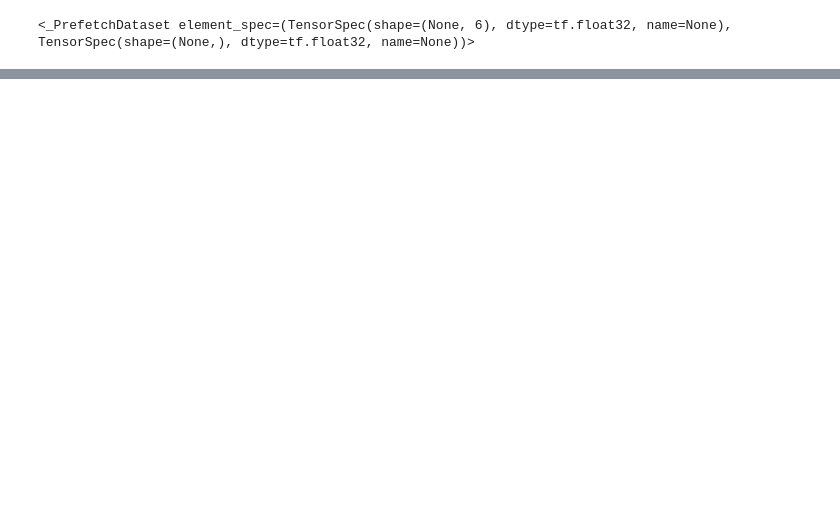
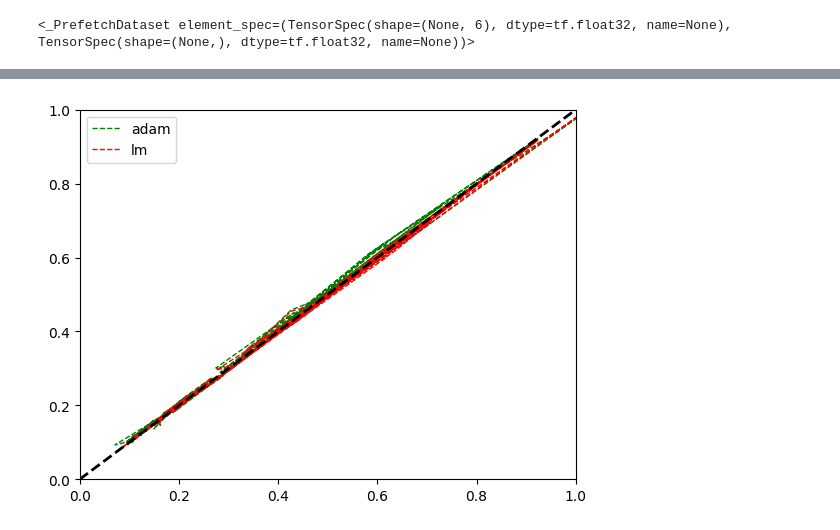
Before and after one commit to GeorgePapazafeiropoulos/GeorgePapazafeiropoulos.github.io, a Jupyter notebook: annOnline/tf-levenberg-marquardt-main/tfLevenbergMarquardtByPap.ipynb, the cells around one changed output, grey strips where cells are left out. Cells and saved outputs as stored; diff of their text form; code cells hidden in the pictures; blank space fills up the shorter version.

```diff
--- a/annOnline/tf-levenberg-marquardt-main/tfLevenbergMarquardtByPap.ipynb
+++ b/annOnline/tf-levenberg-marquardt-main/tfLevenbergMarquardtByPap.ipynb
@@ -40,5 +40,15 @@ print(x_train.shape)
 # Print dimensions of the y data
 print(y_train.shape)
 #print(x_train)
-#print(y_train)
+print(y_train)
+# Normalize x data
+max_values = np.max(x_train, axis=0)
+x_train = x_train / max_values
+print(max_values)
+print(x_train)
+# Normalize y data
+max_values = np.max(y_train, axis=0)
+y_train = y_train / max_values
+print(max_values)
+print(y_train)
 # %% [output]
@@ -94,6 +116,6 @@ model_wrapper = lm.ModelWrapper(
     tf.keras.models.clone_model(model))
 
 model_wrapper.compile(
-    optimizer=tf.keras.optimizers.SGD(learning_rate=1.0),
+    optimizer=tf.keras.optimizers.SGD(learning_rate=0.1),
     loss=lm.MeanSquaredError())
 # %% [output]
@@ -162,8 +186,17 @@ Elapsed time:  19.304913299999498
 # %%
-# print("\n_________________________________________________________________")
-# print("Plot results")
-# plt.plot(x_train, y_train, 'b-', label="reference")
-# plt.plot(x_train, model.predict(x_train), 'g--', label="adam")
-# plt.plot(x_train, model_wrapper.predict(x_train), 'r--', label="lm")
-# plt.legend()
-# plt.show()
+print("\n_________________________________________________________________")
+print("Plot results")
+#plt.plot(x_train, y_train, 'b-', label="reference")
+plt.plot(y_train, model.predict(x_train), 'g--', label="adam", linewidth=1)
+plt.plot(y_train, model_wrapper.predict(x_train), 'r--', label="lm", linewidth=1)
+plt.legend()
+#plt.axis('equal')
+plt.xlim([0, 1])  # Set your desired x-axis limits
+plt.ylim([0, 1])   # Set your desired y-axis limits
+# Add a diagonal dashed line
+x = np.linspace(0, 1, 100)
+y = x
+plt.plot(x, y, linestyle='dashed', color='black', linewidth=2, label='Diagonal Line')
+
+plt.show()
+# %% [output]
@@ -169,0 +207 @@ Elapsed time:  19.304913299999498
+[figure, added]
```
Also changed, not shown: parts of 6 cells of this notebook.
